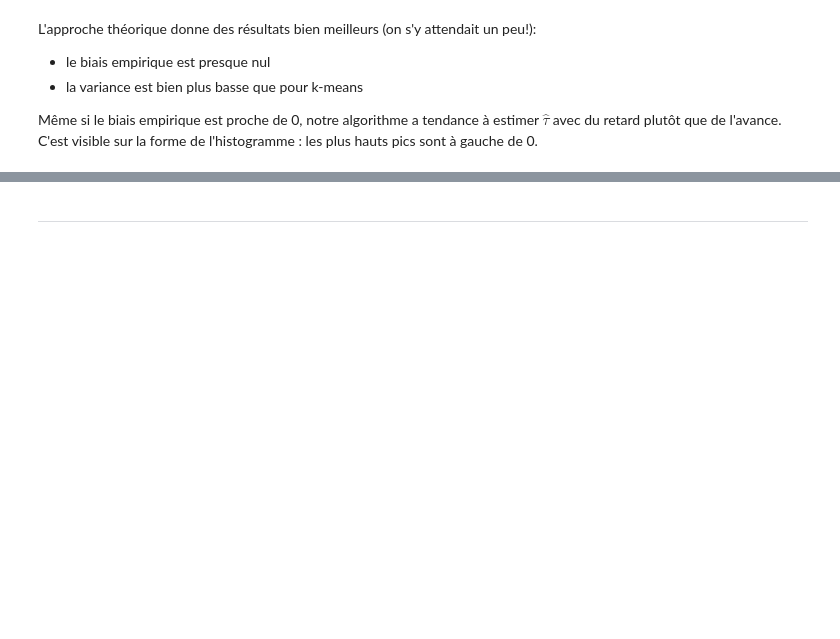
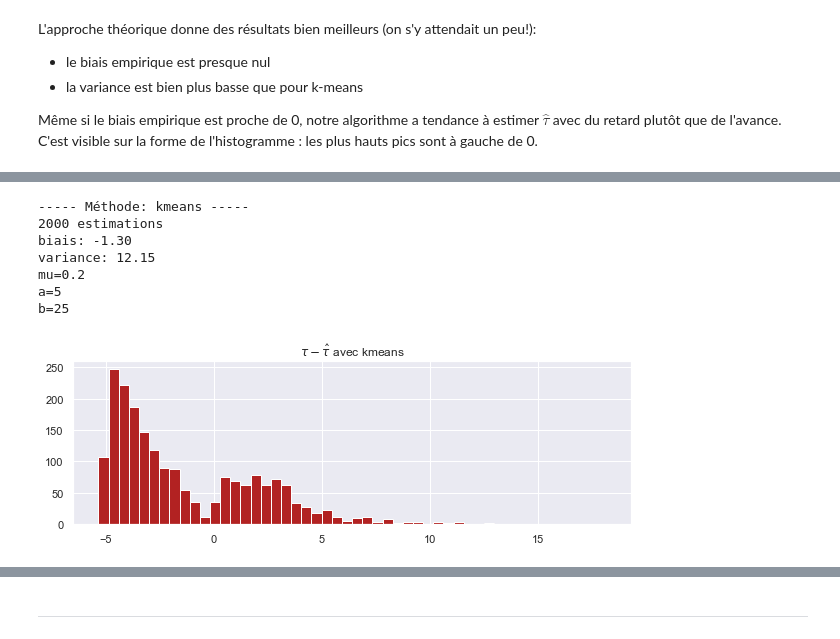
Before and after one commit to littlebuzzybee/MACS207b-Projet, a Jupyter notebook: MACS207b_Personnaz_Ly.ipynb, the cells around one changed output, grey strips where cells are left out. Cells and saved outputs as stored; diff of their text form; code cells hidden in the pictures; blank space fills up the shorter version.

```diff
--- a/MACS207b_Personnaz_Ly.ipynb
+++ b/MACS207b_Personnaz_Ly.ipynb
@@ -445,0 +461,18 @@ Même si le biais empirique est proche de 0, notre algorithme a tendance à esti
+# %%
+mu = 0.2
+a = 5
+b = 25
+beg = 0
+end = 10
+# %%
+taus_l_kmeans, est_taus_l_kmeans = repeat_ests(a, b, beg, end, 2000, seed, "kmeans")
+stat_summary(taus_l_kmeans, est_taus_l_kmeans, "kmeans")
+# %% [output]
+----- Méthode: kmeans -----
+2000 estimations
+biais: -1.30
+variance: 12.15
+mu=0.2
+a=5
+b=25
+[figure, added]
```
Also changed, not shown: parts of 24 cells of this notebook.
